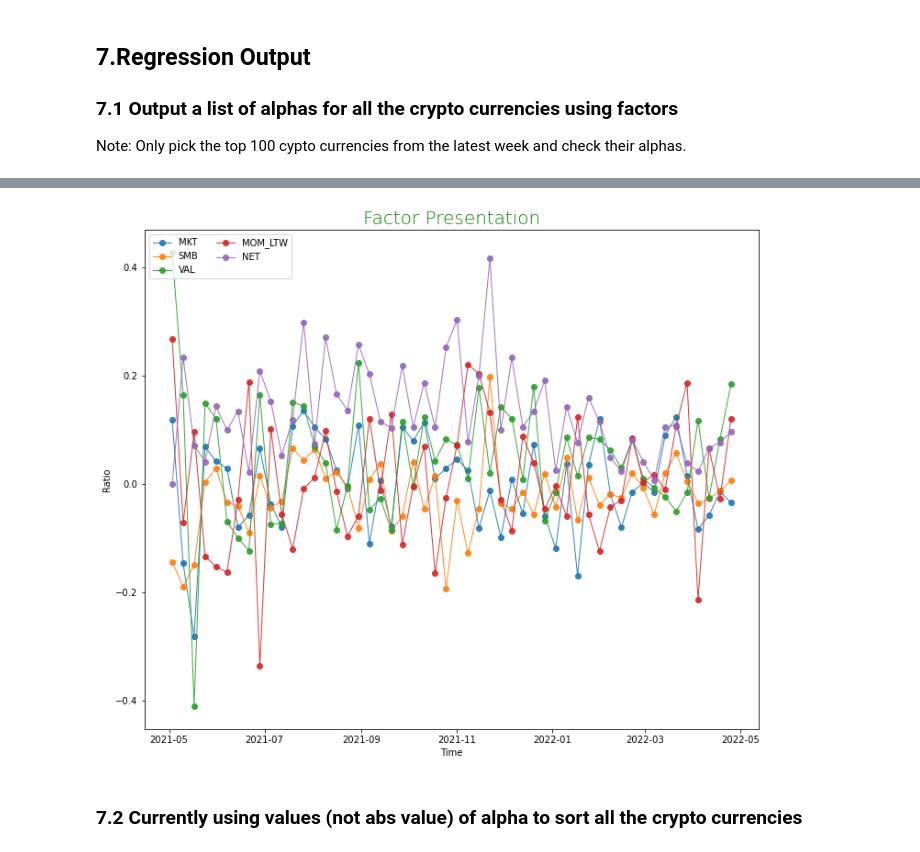
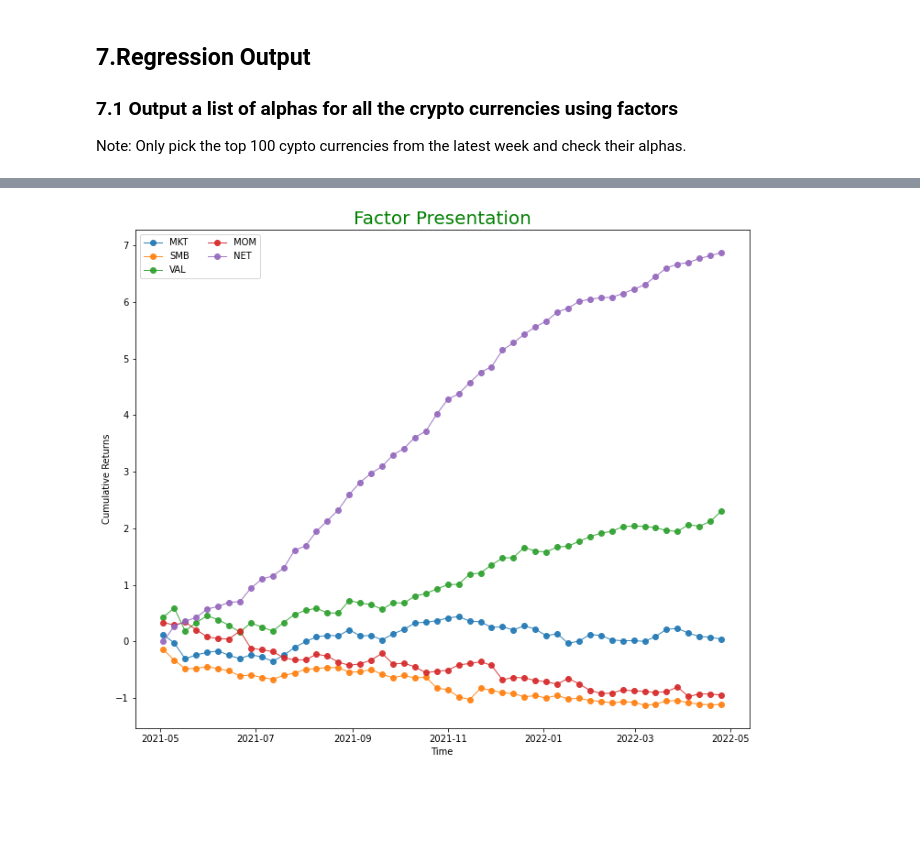
Before and after one commit to PracticumCrypto/C5-Analyzer, a Jupyter notebook: ALL.ipynb, the cells around one changed output, grey strips where cells are left out. Cells and saved outputs as stored; diff of their text form; code cells hidden in the pictures; blank space fills up the shorter version.

```diff
--- a/ALL.ipynb
+++ b/ALL.ipynb
@@ -703,3 +616,0 @@ def getMomPt(momMatrix: pd.DataFrame):
-# %%
-momPt = getMomPt(momMatrix)
-momPt.head()
@@ -838,17 +616,0 @@ momLMH.head()
-# %%
-def getMomFactor(momLMH: pd.DataFrame):
-    """This Method Takes momLMH Matrix to Calculate Momentum Factor
-
-    Args:
-        momLMH (pd.DataFrame): Mom LMH Matrix Should Contain Low, Medium, and High Momentum Returns
-
-    Returns:
-        momFactor (pd.DataFrame): A DataFrame Contains a Date Column and a Momentum Factor Column
-    """
-    momFactor = pd.DataFrame(columns=['Date', 'MOM_LTW'])
-    momFactor['Date'] = momLMH['Date']
-    momFactor['MOM_LTW'] = momLMH['HighMomentum'] - momLMH['LowMomentum']
-    return momFactor
-# %%
-momFactor = getMomFactor(momLMH)
-momFactor.head()
@@ -862,7 +666,9 @@ momFactor.head()
 # %%
+momFactor = getMomFactor(largeCapSample)
+
 import matplotlib.pyplot as plt
 
-plt.plot(momFactor.Date, np.cumsum(momFactor.MOM_LTW))
+plt.plot(momFactor.Date, np.cumsum(momFactor.MOM))
 plt.xlabel('Year')
 plt.ylabel('Cumulative Return')
 # %% [output]
@@ -999,22 +807,28 @@ factors
 # %%
+from functools import reduce
+factors = reduce(lambda left, right:
+                pd.merge(left,
+                        right,
+                        on='Date',
+                        how='outer'),
+                factorList)
+
 from matplotlib.pyplot import figure
 
 plt.figure(figsize=(12,10))
 
 palette = plt.get_cmap('Set1')
 
 num=0
 for column in factors.drop('Date', axis=1):
     num+=1
-    plt.plot(factors['Date'], factors[column], marker='o',  linewidth=1, alpha=0.9, label=column)
+    plt.plot(factors['Date'], np.cumsum(factors[column]), marker='o',  linewidth=1, alpha=0.9, label=column)
 
 
 plt.legend(loc=2, ncol=2)
 plt.title("Factor Presentation", loc='center', fontsize=20, fontweight=0, color='green')
 plt.xlabel("Time")
-plt.ylabel("Ratio")
+plt.ylabel("Cumulative Returns")
 plt.show()
 # %% [output]
-[figure, old version]
+[figure, new version]
-# %% [markdown]
-### 7.2 Currently using values (not abs value) of alpha to sort all the crypto currencies
```
Also changed, not shown: parts of 28 cells of this notebook.
